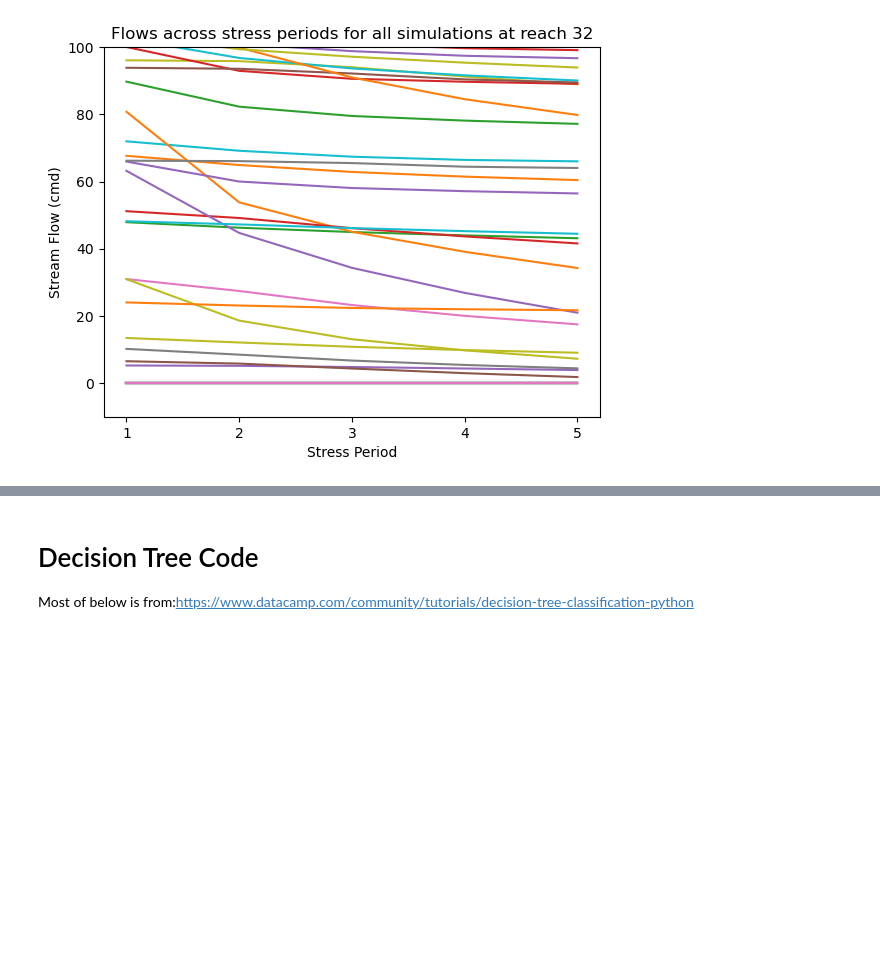
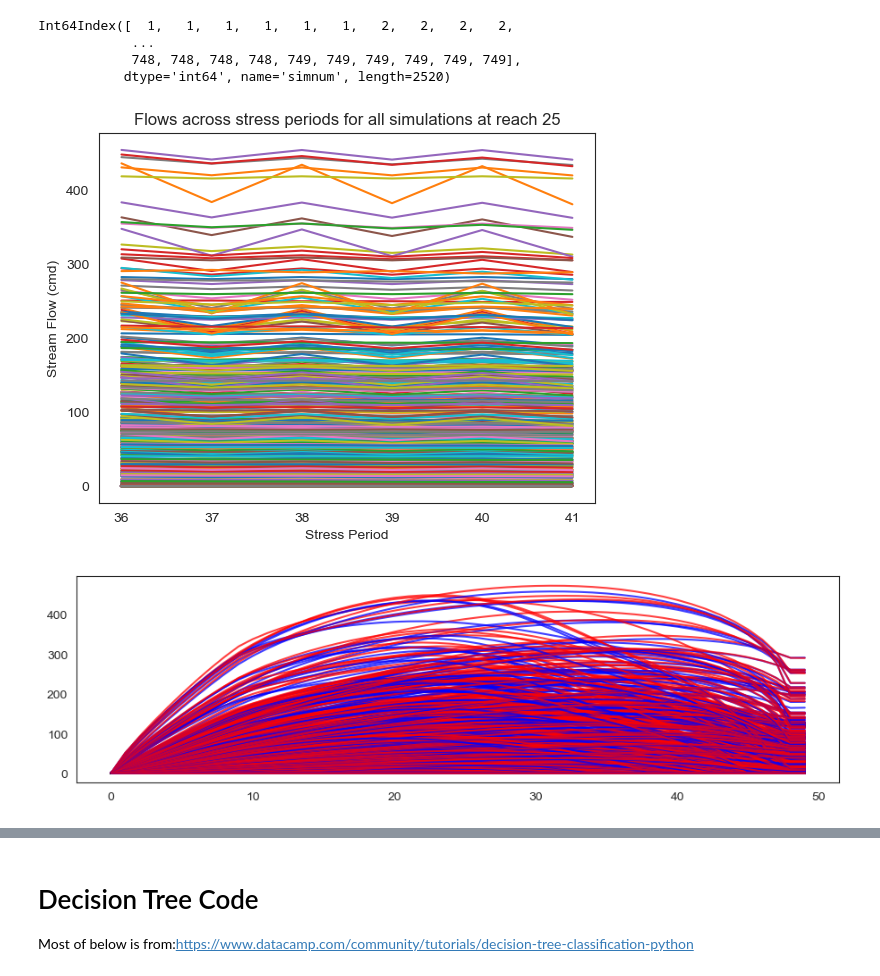
Before and after one commit to davermurray/mf-trees, a Jupyter notebook: ModflowSfrTreeTransDrawdown.ipynb, the cells around one changed output, grey strips where cells are left out. Drawn from its saved outputs; the diff is of its cells as text; code cells hidden in the pictures; blank space fills up the shorter version.

```diff
--- a/ModflowSfrTreeTransDrawdown.ipynb
+++ b/ModflowSfrTreeTransDrawdown.ipynb
@@ -67,21 +81,37 @@ simnum
 # %%
-rn = 32
-
-outputs = np.asarray(outputdf[outputdf['reach'] == rn]['Qout']).reshape((len(simindex),numTS))#[:,1] #there is probably a better way to do this
+rn = 25
+outputs = outputdf.xs(rn,level=2)
+display(outputs.index.get_level_values('simnum'))
+#outputs = np.asarray(outputdf[outputdf['reach'] == rn]['Qout']).reshape((len(simindex),numTS))#[:,1] #there is probably a better way to do this
 
 #print(outputs)
-
-for i in range(int(len(outputs)/10)):
-    plt.plot(range(1,numTS+1),outputs[i],)
+#print(outputs.index.get_level_values('simnum').unique())
+for i in outputs.index.get_level_values('simnum').unique():#range(int(len(outputs)/10)):
+    plt.plot(StrPer,outputs.xs(i,level=1)['Qout'])
 plt.xlabel("Stress Period")
 plt.ylabel("Stream Flow (cmd)")
 plt.title("Flows across stress periods for all simulations at reach " + str(rn))
-plt.ylim([-10,100])
-plt.xticks([i for i in range(1, numTS+1)])
+#plt.ylim([-10,450])
+#plt.yscale('log')
+#plt.xticks([i for i in range(0, numTS)])
 #plt.legend()
 plt.show()
+
+
+#reachQ = outputdf.xs(StrPer[0],level='Stp')
+#display(reachQ)
+
+plt.figure(figsize=(11,3))
+for i in outputs.index.get_level_values('simnum').unique():#range(int(len(outputs)/10)):
+    plt.plot(range(0,50),outputdf.loc[idx[StrPer[-1],i,:]]['Qout'],color='b',alpha=0.75)
+    plt.plot(range(0,50),outputdf.loc[idx[StrPer[0],i,:]]['Qout'],color='r',alpha=0.75)
 # %% [output]
+Int64Index([  1,   1,   1,   1,   1,   1,   2,   2,   2,   2,
+            ...
+            748, 748, 748, 748, 749, 749, 749, 749, 749, 749],
+           dtype='int64', name='simnum', length=2520)
-[figure, old version]
+[figure, new version]
+[figure, added]
 # %%
 #Getting rid of ensembles with 0 flow
 #ReachQdf = pd.read_pickle('outputs/SS_reachQ.pkl')
```
Also changed, not shown: parts of 29 cells of this notebook, 9 other files.
